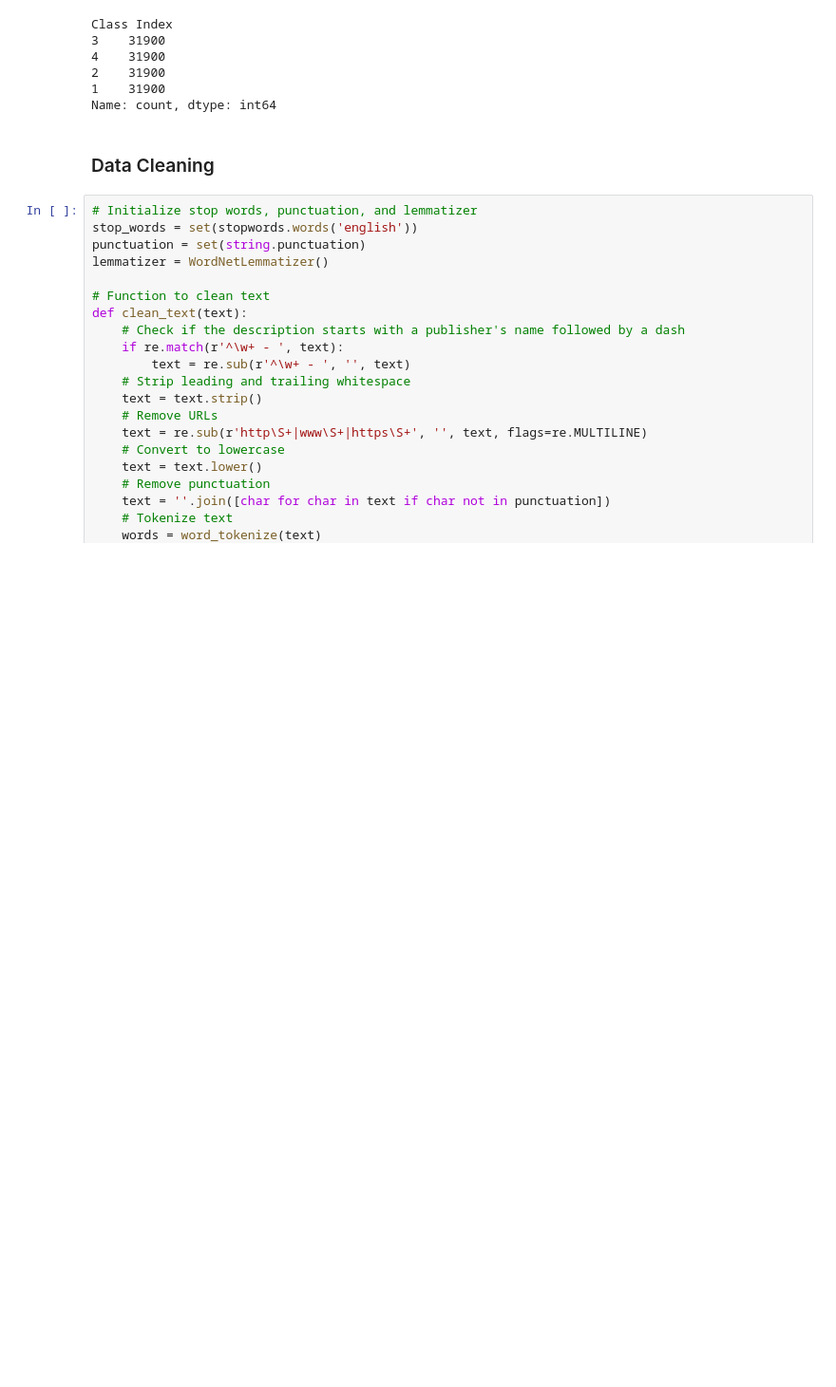
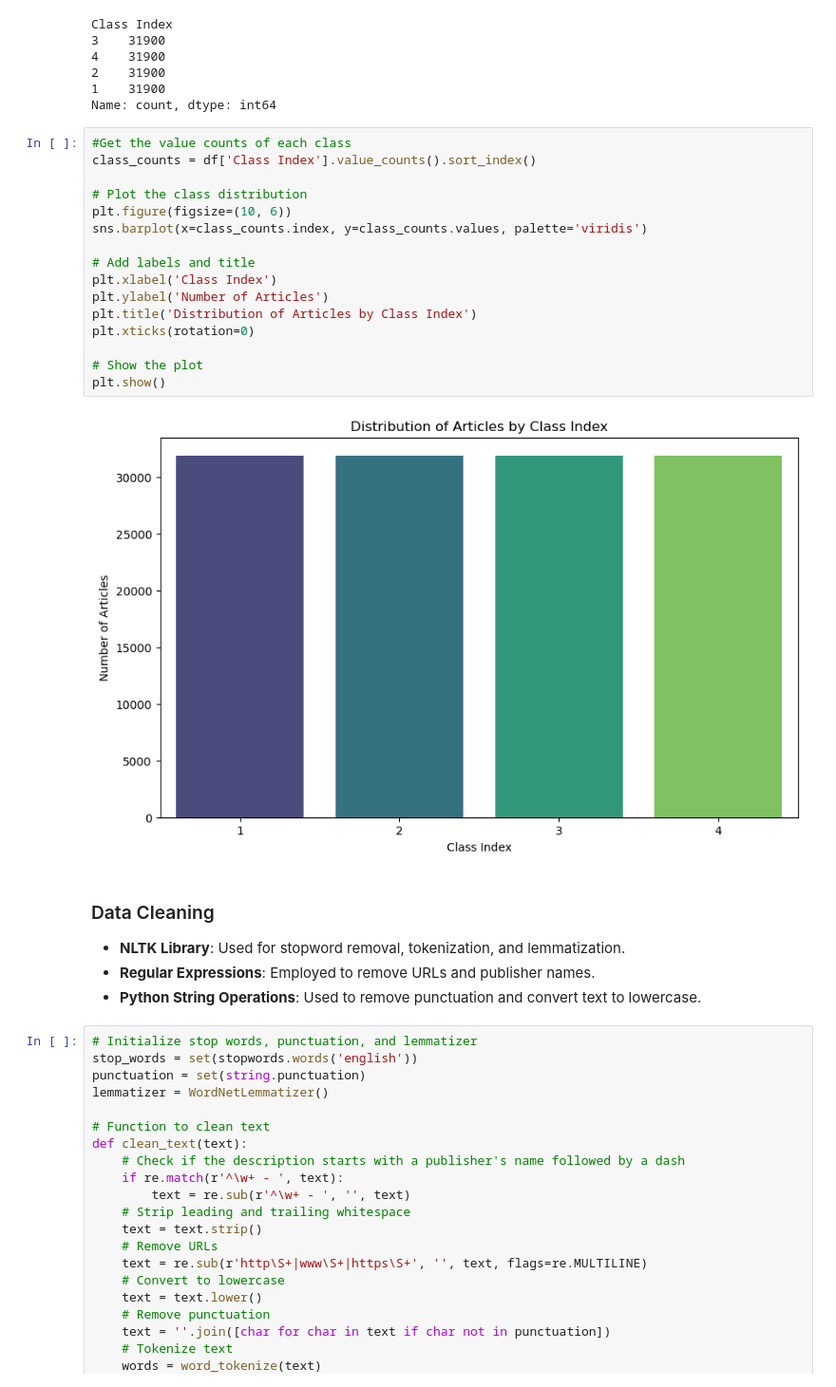
Before and after one commit to Sahar-TJ/News-Recommender-System, a Jupyter notebook: News_Recommender.ipynb, the cells around one changed output. Shown: that part at 95% size. Saved outputs shown, nothing was run; the diff lists cells and outputs as text; blank space fills up the shorter version.

```diff
--- a/News_Recommender.ipynb
+++ b/News_Recommender.ipynb
@@ -115,8 +143,30 @@ Class Index
 2    31900
 1    31900
 Name: count, dtype: int64
+# %%
+#Get the value counts of each class
+class_counts = df['Class Index'].value_counts().sort_index()
+
+# Plot the class distribution
+plt.figure(figsize=(10, 6))
+sns.barplot(x=class_counts.index, y=class_counts.values, palette='viridis')
+
+# Add labels and title
+plt.xlabel('Class Index')
+plt.ylabel('Number of Articles')
+plt.title('Distribution of Articles by Class Index')
+plt.xticks(rotation=0)
+
+# Show the plot
+plt.show()
+# %% [output]
+[figure, added]
 # %% [markdown]
 ### Data Cleaning
+
+- **NLTK Library**: Used for stopword removal, tokenization, and lemmatization.
+- **Regular Expressions**: Employed to remove URLs and publisher names.
+- **Python String Operations**: Used to remove punctuation and convert text to lowercase.
 # %%
 # Initialize stop words, punctuation, and lemmatizer
 stop_words = set(stopwords.words('english'))
```
Also changed, not shown: parts of 50 cells of this notebook.
